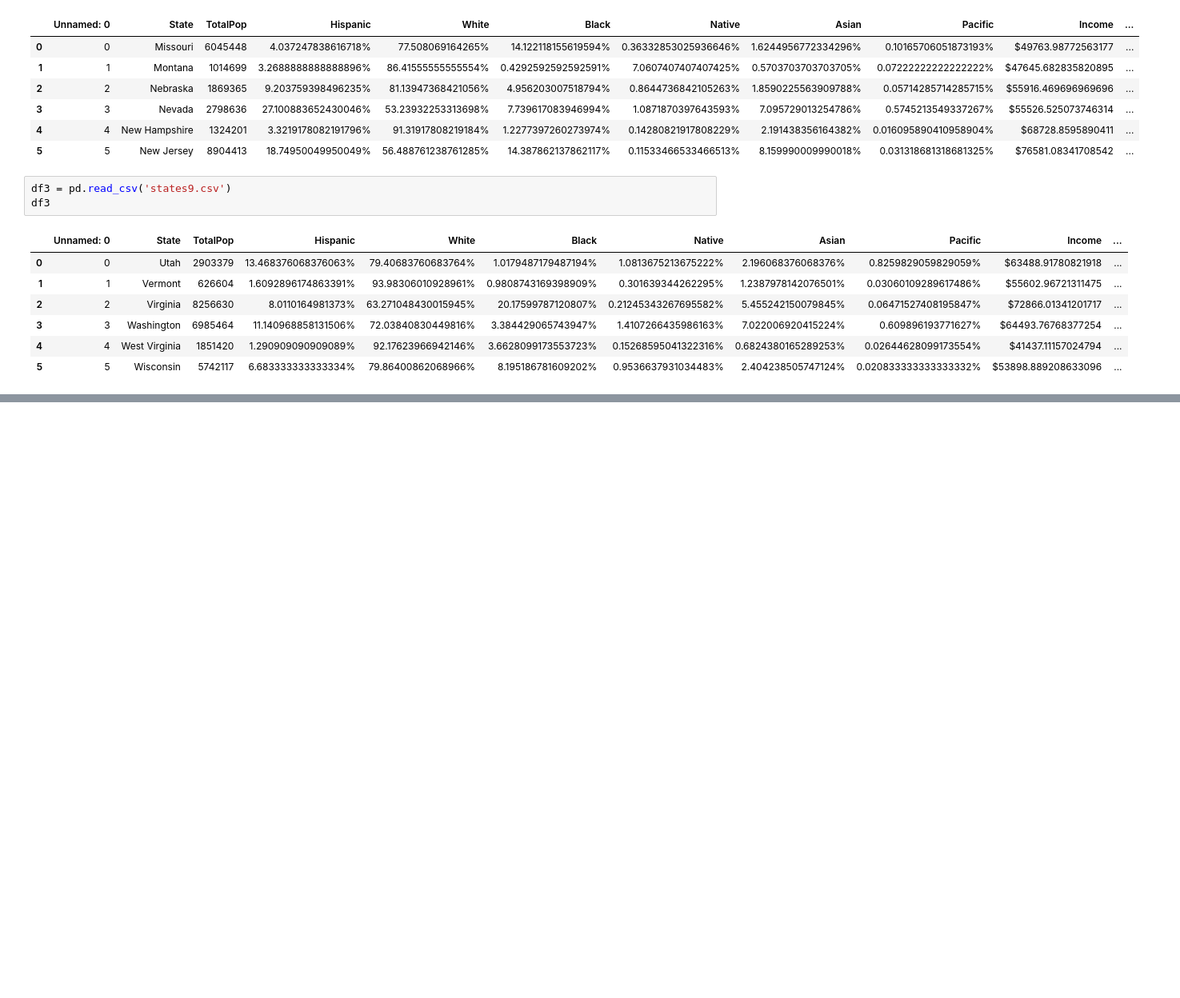
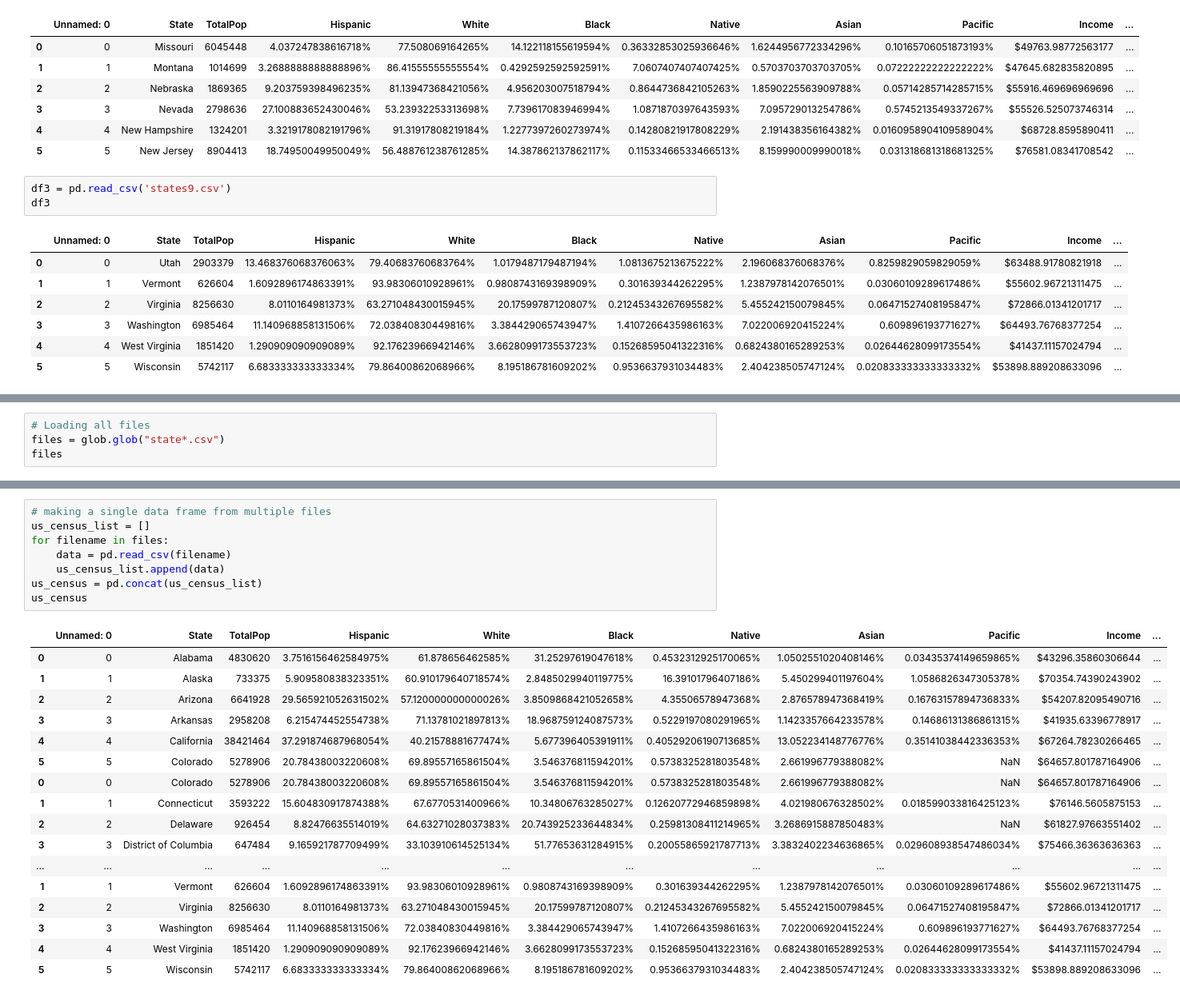
Before and after one commit to hassan-ak/PIAIC-AI, a Jupyter notebook: Q2/Classes/Pandas/assignment/assignment1/PIAIC53818_Assignment01_Pandas.ipynb, the cells around one changed output, grey strips where cells are left out. Shown: that part at 80% size. Cells and saved outputs as stored; diff of their text form; blank space fills up the shorter version.

```diff
--- a/Q2/Classes/Pandas/assignment/assignment1/PIAIC53818_Assignment01_Pandas.ipynb
+++ b/Q2/Classes/Pandas/assignment/assignment1/PIAIC53818_Assignment01_Pandas.ipynb
@@ -68,0 +76,4 @@ df3
+# %%
+# Loading all files
+files = glob.glob("state*.csv")
+files
@@ -68,0 +91,26 @@ df3
+# %%
+# making a single data frame from multiple files
+us_census_list = []
+for filename in files:
+    data = pd.read_csv(filename)
+    us_census_list.append(data)
+us_census = pd.concat(us_census_list)
+us_census
+# %% [output]
+|  | Unnamed: 0 | State | TotalPop | Hispanic | White | Black | Native | Asian | Pacific | Income | ... |
+| 0 | 0 | Alabama | 4830620 | 3.7516156462584975% | 61.878656462585% | 31.25297619047618% | 0.4532312925170065% | 1.0502551020408146% | 0.03435374149659865% | $43296.35860306644 | ... |
+| 1 | 1 | Alaska | 733375 | 5.909580838323351% | 60.910179640718574% | 2.8485029940119775% | 16.39101796407186% | 5.450299401197604% | 1.0586826347305378% | $70354.74390243902 | ... |
+| 2 | 2 | Arizona | 6641928 | 29.565921052631502% | 57.120000000000026% | 3.8509868421052658% | 4.35506578947368% | 2.876578947368419% | 0.16763157894736833% | $54207.82095490716 | ... |
+| 3 | 3 | Arkansas | 2958208 | 6.215474452554738% | 71.13781021897813% | 18.968759124087573% | 0.5229197080291965% | 1.1423357664233578% | 0.14686131386861315% | $41935.63396778917 | ... |
+| 4 | 4 | California | 38421464 | 37.291874687968054% | 40.21578881677474% | 5.677396405391911% | 0.40529206190713685% | 13.052234148776776% | 0.35141038442336353% | $67264.78230266465 | ... |
+| 5 | 5 | Colorado | 5278906 | 20.78438003220608% | 69.89557165861504% | 3.546376811594201% | 0.5738325281803548% | 2.661996779388082% | NaN | $64657.801787164906 | ... |
+| 0 | 0 | Colorado | 5278906 | 20.78438003220608% | 69.89557165861504% | 3.546376811594201% | 0.5738325281803548% | 2.661996779388082% | NaN | $64657.801787164906 | ... |
+| 1 | 1 | Connecticut | 3593222 | 15.604830917874388% | 67.6770531400966% | 10.34806763285027% | 0.12620772946859898% | 4.021980676328502% | 0.018599033816425123% | $76146.5605875153 | ... |
+| 2 | 2 | Delaware | 926454 | 8.82476635514019% | 64.63271028037383% | 20.743925233644834% | 0.25981308411214965% | 3.2686915887850483% | NaN | $61827.97663551402 | ... |
+| 3 | 3 | District of Columbia | 647484 | 9.165921787709499% | 33.103910614525134% | 51.77653631284915% | 0.20055865921787713% | 3.3832402234636865% | 0.029608938547486034% | $75466.36363636363 | ... |
+| ... | ... | ... | ... | ... | ... | ... | ... | ... | ... | ... | ... |
+| 1 | 1 | Vermont | 626604 | 1.6092896174863391% | 93.98306010928961% | 0.9808743169398909% | 0.301639344262295% | 1.2387978142076501% | 0.03060109289617486% | $55602.96721311475 | ... |
+| 2 | 2 | Virginia | 8256630 | 8.0110164981373% | 63.271048430015945% | 20.17599787120807% | 0.21245343267695582% | 5.455242150079845% | 0.06471527408195847% | $72866.01341201717 | ... |
+| 3 | 3 | Washington | 6985464 | 11.140968858131506% | 72.03840830449816% | 3.384429065743947% | 1.4107266435986163% | 7.022006920415224% | 0.609896193771627% | $64493.76768377254 | ... |
+| 4 | 4 | West Virginia | 1851420 | 1.290909090909089% | 92.17623966942146% | 3.6628099173553723% | 0.15268595041322316% | 0.6824380165289253% | 0.02644628099173554% | $41437.11157024794 | ... |
+| 5 | 5 | Wisconsin | 5742117 | 6.683333333333334% | 79.86400862068966% | 8.195186781609202% | 0.9536637931034483% | 2.404238505747124% | 0.020833333333333332% | $53898.889208633096 | ... |
```
Also changed, not shown: parts of 3 cells of this notebook.
